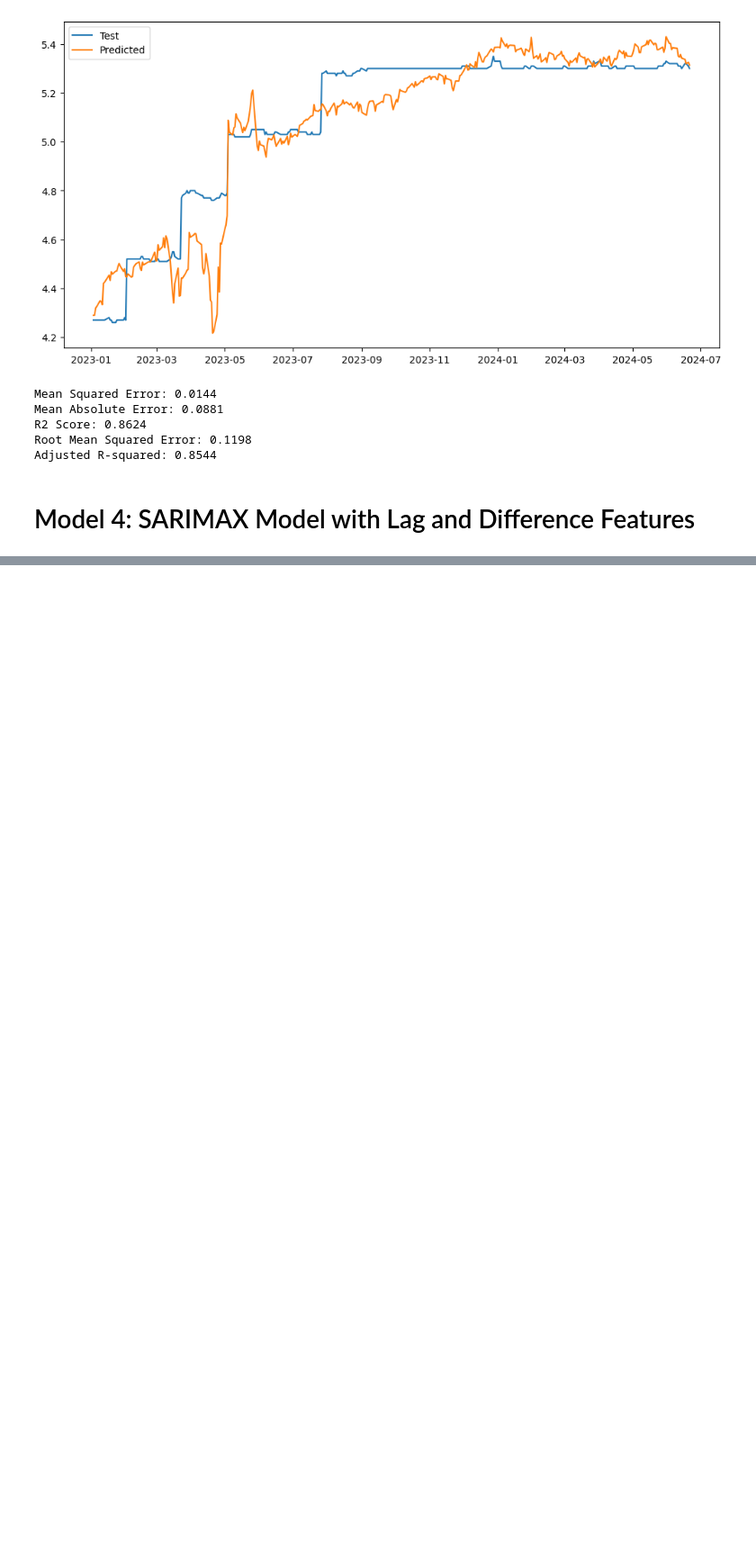
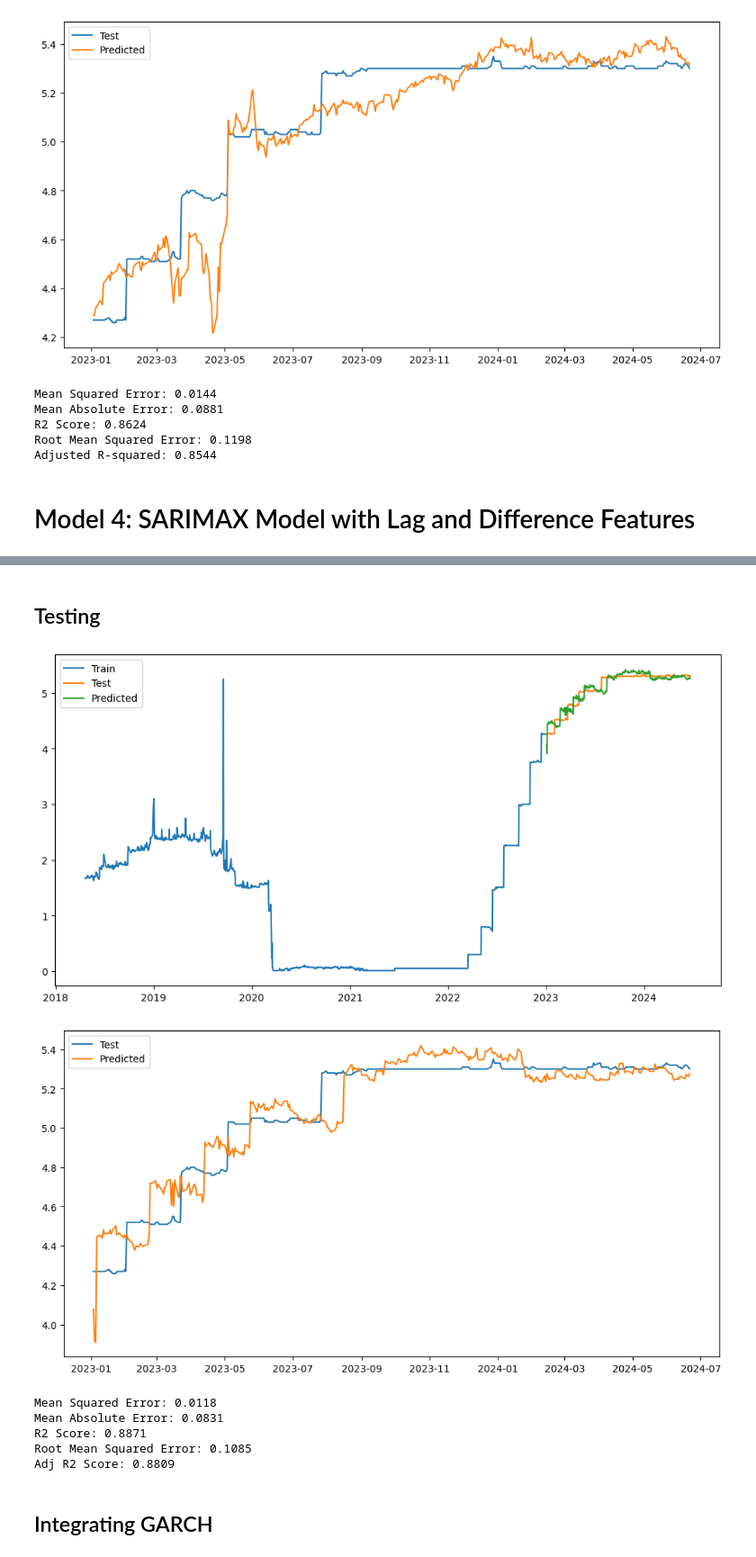
Before and after one commit to punchnami/AI-Powered-Research-Query-Chatbot, a Jupyter notebook: final_consolidated_SARIMAX.ipynb, the cells around one changed output, grey strips where cells are left out. Shown at 90% size. Saved outputs shown, nothing was run; the diff lists cells and outputs as text; code cells hidden in the pictures; blank space fills up the shorter version.

```diff
--- a/final_consolidated_SARIMAX.ipynb
+++ b/final_consolidated_SARIMAX.ipynb
@@ -767,0 +1903,16 @@ Adjusted R-squared: 0.8544
+# %%
+vif_df = df_prepared.copy()
+# Set to keep track of features to drop
+features_to_drop = set()
+
+for pair in high_correlation_pairs:
+    feature1, feature2 = pair
+
+    # Drop the second feature of the pair
+    features_to_drop.add(feature2)
+
+# Drop the features from the DataFrame
+df_reduced = vif_df.drop(columns=features_to_drop)
+
+print("Features dropped due to high correlation:")
+print(features_to_drop)
@@ -767,0 +2028,47 @@ Adjusted R-squared: 0.8544
+# %% [markdown]
+## Testing
+# %%
+# Predict using the test set
+y_pred = model_fit.predict(start=len(y_train), end=len(y_train) + len(y_test) - 1, exog=X_test_scaled)
+
+# Plot the results
+plt.figure(figsize=(12, 6))
+plt.plot(y_train.index, y_train, label='Train')
+plt.plot(y_test.index, y_test, label='Test')
+plt.plot(y_test.index, y_pred, label='Predicted')
+plt.legend()
+plt.show()
+
+print("\n\n")
+
+plt.figure(figsize=(12, 6))
+plt.plot(y_test.index, y_test, label='Test')
+plt.plot(y_test.index, y_pred, label='Predicted')
+plt.legend()
+plt.show()
+
+# Calculate mean squared error
+mse = mean_squared_error(y_test, y_pred)
+mae = mean_absolute_error(y_test, y_pred)
+rsquare = r2_score(y_test, y_pred)
+n = len(y_test) # number of rows/observations
+k = len(X_test_scaled[0]) # number of independent variables/features
+rmse = np.sqrt(mse)
+arsquare = 1 - (1 - rsquare) * ((n - 1) / (n - k - 1))
+
+# Print the evaluation metrics
+print(f'Mean Squared Error: {round(mse,4)}')
+print(f'Mean Absolute Error: {round(mae,4)}')
+print(f'R2 Score: {round(rsquare,4)}')
+print(f'Root Mean Squared Error: {round(rmse,4)}')
+print(f'Adj R2 Score: {round(arsquare,4)}')
+# %% [output]
+[figure, added]
+[figure, added]
+Mean Squared Error: 0.0118
+Mean Absolute Error: 0.0831
+R2 Score: 0.8871
+Root Mean Squared Error: 0.1085
+Adj R2 Score: 0.8809
+# %% [markdown]
+## Integrating GARCH
```
Also changed, not shown: parts of 68 cells of this notebook.
